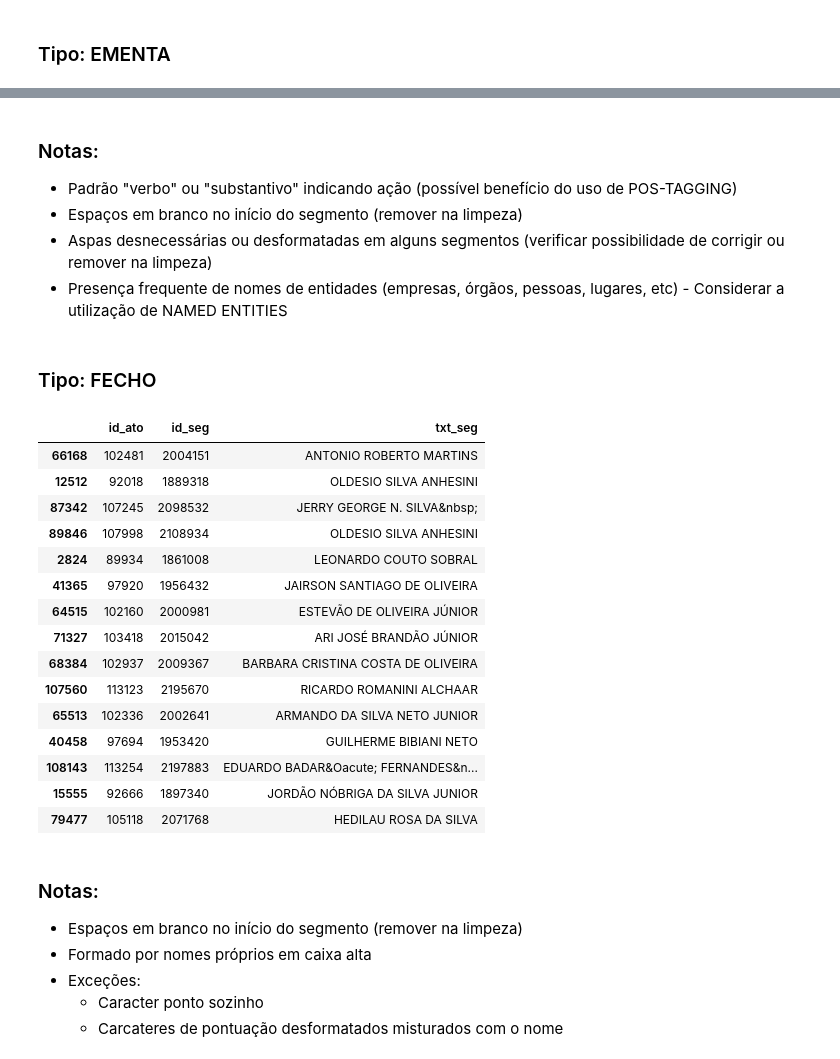
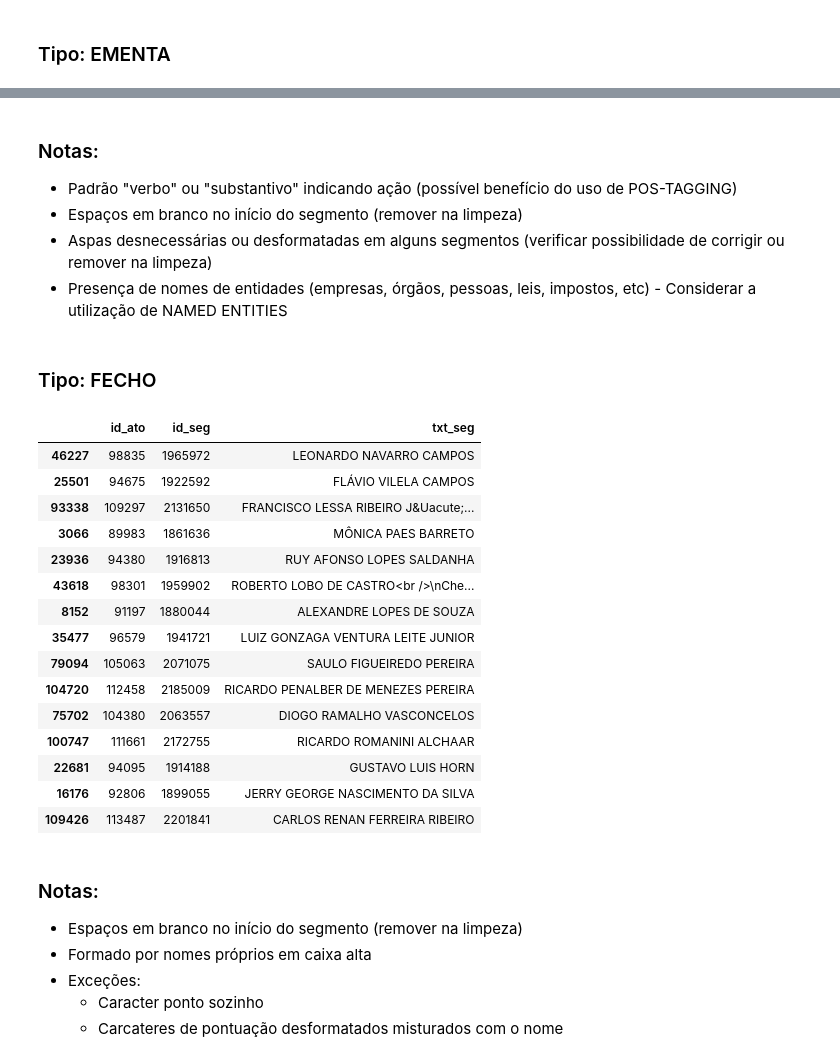
Before and after one commit to correialc/saan, a Jupyter notebook: analise-exploratoria.ipynb, the cells around one changed output, grey strips where cells are left out. Cells and saved outputs as stored; diff of their text form; code cells hidden in the pictures.

```diff
--- a/analise-exploratoria.ipynb
+++ b/analise-exploratoria.ipynb
@@ -334,28 +322,28 @@ df_seg_ade_mantidos[df_seg_ade_mantidos['tipo_seg']=='Ementa'][['id_ato','id_seg
 * Padrão "verbo" ou "substantivo" indicando ação (possível benefício do uso de POS-TAGGING)
 * Espaços em branco no início do segmento (remover na limpeza)
 * Aspas desnecessárias ou desformatadas em alguns segmentos (verificar possibilidade de corrigir ou remover na limpeza)
-* Presença frequente de nomes de entidades (empresas, órgãos, pessoas, lugares, etc) - Considerar a utilização de NAMED ENTITIES
+* Presença de nomes de entidades (empresas, órgãos, pessoas, leis, impostos, etc) - Considerar a utilização de NAMED ENTITIES
 # %% [markdown]
 ### Tipo: FECHO
 # %%
-df_seg_ade_mantidos[df_seg_ade_mantidos['tipo_seg']=='Fecho'][['id_ato','id_seg','txt_seg']].sample(15)
+df_seg_ade[df_seg_ade['tipo_seg']=='Fecho'][['id_ato','id_seg','txt_seg']].sample(15)
 # %% [output]
 |  | id_ato | id_seg | txt_seg |
-| 66168 | 102481 | 2004151 | ANTONIO ROBERTO MARTINS |
-| 12512 | 92018 | 1889318 | OLDESIO SILVA ANHESINI |
-| 87342 | 107245 | 2098532 | JERRY GEORGE N. SILVA&nbsp; |
-| 89846 | 107998 | 2108934 | OLDESIO SILVA ANHESINI |
-| 2824 | 89934 | 1861008 | LEONARDO COUTO SOBRAL |
-| 41365 | 97920 | 1956432 | JAIRSON SANTIAGO DE OLIVEIRA |
-| 64515 | 102160 | 2000981 | ESTEVÃO DE OLIVEIRA JÚNIOR |
-| 71327 | 103418 | 2015042 | ARI JOSÉ BRANDÃO JÚNIOR |
-| 68384 | 102937 | 2009367 | BARBARA CRISTINA COSTA DE OLIVEIRA |
-| 107560 | 113123 | 2195670 | RICARDO ROMANINI ALCHAAR |
-| 65513 | 102336 | 2002641 | ARMANDO DA SILVA NETO JUNIOR |
-| 40458 | 97694 | 1953420 | GUILHERME BIBIANI NETO |
-| 108143 | 113254 | 2197883 | EDUARDO BADAR&Oacute; FERNANDES&n... |
-| 15555 | 92666 | 1897340 | JORDÃO NÓBRIGA DA SILVA JUNIOR |
-| 79477 | 105118 | 2071768 | HEDILAU ROSA DA SILVA |
+| 46227 | 98835 | 1965972 | LEONARDO NAVARRO CAMPOS |
+| 25501 | 94675 | 1922592 | FLÁVIO VILELA CAMPOS |
+| 93338 | 109297 | 2131650 | FRANCISCO LESSA RIBEIRO J&Uacute;... |
+| 3066 | 89983 | 1861636 | MÔNICA PAES BARRETO |
+| 23936 | 94380 | 1916813 | RUY AFONSO LOPES SALDANHA |
+| 43618 | 98301 | 1959902 | ROBERTO LOBO DE CASTRO<br />\nChe... |
+| 8152 | 91197 | 1880044 | ALEXANDRE LOPES DE SOUZA |
+| 35477 | 96579 | 1941721 | LUIZ GONZAGA VENTURA LEITE JUNIOR |
+| 79094 | 105063 | 2071075 | SAULO FIGUEIREDO PEREIRA |
+| 104720 | 112458 | 2185009 | RICARDO PENALBER DE MENEZES PEREIRA |
+| 75702 | 104380 | 2063557 | DIOGO RAMALHO VASCONCELOS |
+| 100747 | 111661 | 2172755 | RICARDO ROMANINI ALCHAAR |
+| 22681 | 94095 | 1914188 | GUSTAVO LUIS HORN |
+| 16176 | 92806 | 1899055 | JERRY GEORGE NASCIMENTO DA SILVA |
+| 109426 | 113487 | 2201841 | CARLOS RENAN FERREIRA RIBEIRO |
 # %% [markdown]
 ### Notas:
 * Espaços em branco no início do segmento (remover na limpeza)
```
Also changed, not shown: parts of 20 cells of this notebook.
